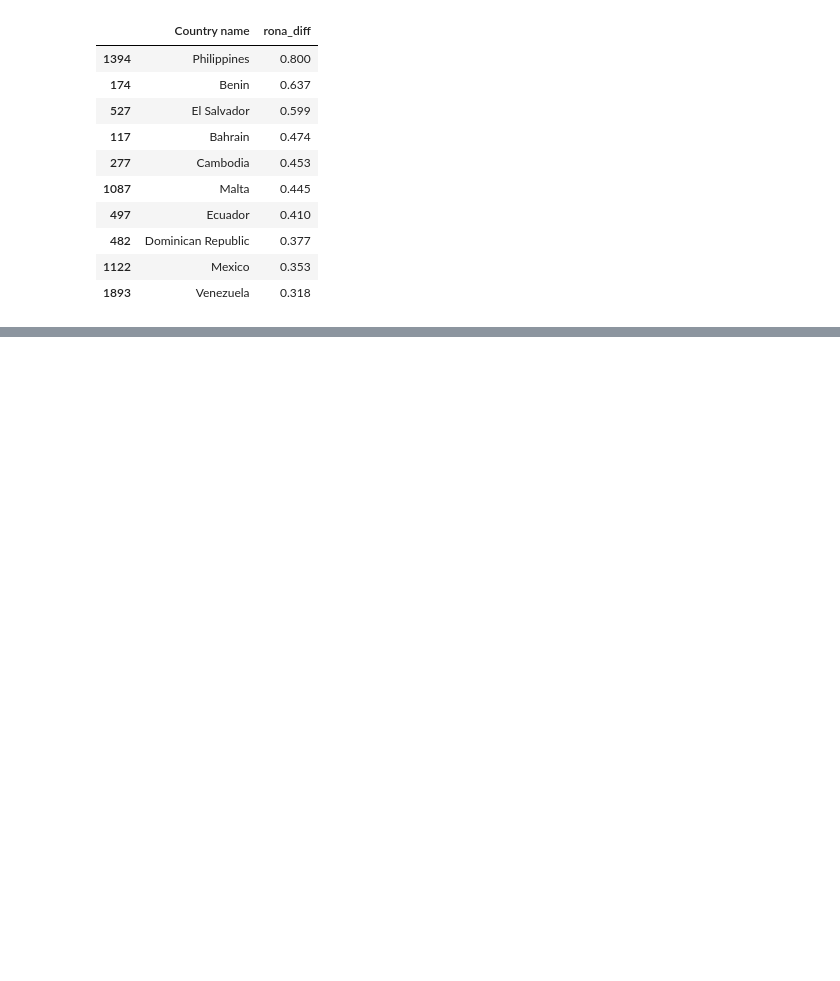
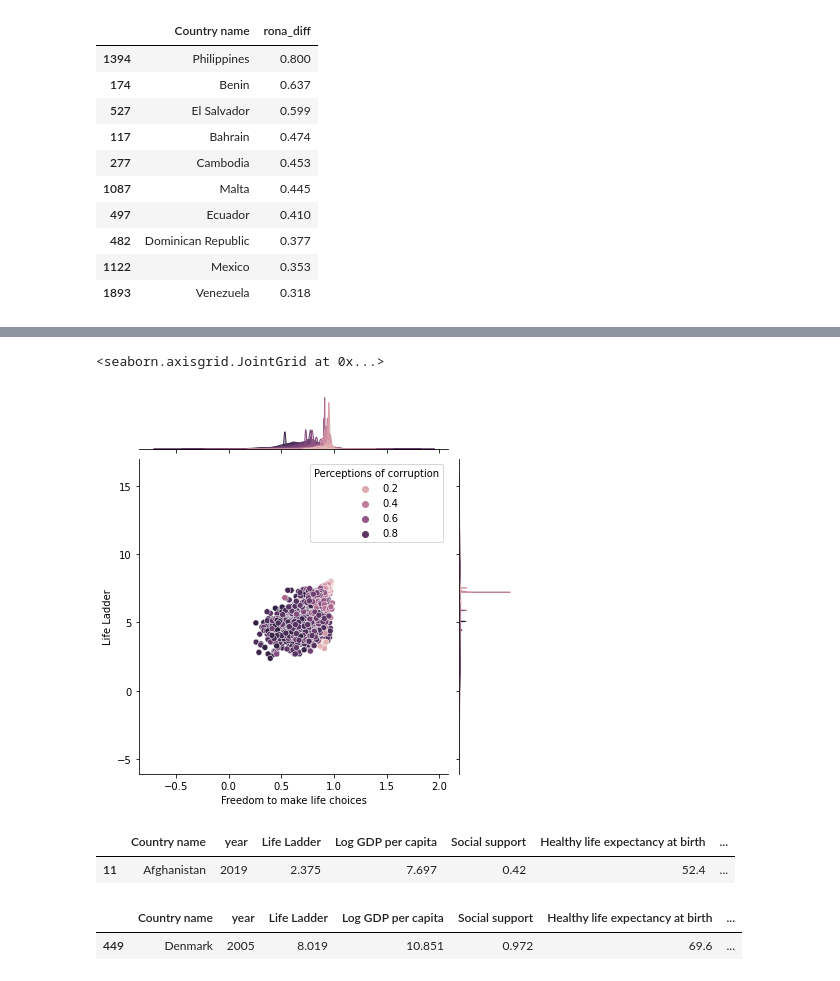
Before and after one commit to Jacksonwolf15/World-Happiness-DS, a Jupyter notebook: WHiX.ipynb, the cells around one changed output, grey strips where cells are left out. Drawn from its saved outputs; the diff is of its cells as text; code cells hidden in the pictures; blank space fills up the shorter version.

```diff
--- a/WHiX.ipynb
+++ b/WHiX.ipynb
@@ -176,0 +192,15 @@ px.scatter(rona_differ, y='rona_diff', x='total_deaths', color='deaths per case'
+# %%
+sns.jointplot("Freedom to make life choices", "Life Ladder", hue="Perceptions of corruption", data=wh)
+# %% [output]
+<seaborn.axisgrid.JointGrid at 0x...>
+[figure, added]
+# %%
+wh.loc[wh['Life Ladder'] == 2.3750000]
+# %% [output]
+|  | Country name | year | Life Ladder | Log GDP per capita | Social support | Healthy life expectancy at birth | ... |
+| 11 | Afghanistan | 2019 | 2.375 | 7.697 | 0.42 | 52.4 | ... |
+# %%
+wh.loc[wh['Life Ladder'] == 8.019000]
+# %% [output]
+|  | Country name | year | Life Ladder | Log GDP per capita | Social support | Healthy life expectancy at birth | ... |
+| 449 | Denmark | 2005 | 8.019 | 10.851 | 0.972 | 69.6 | ... |
```
Also changed, not shown: parts of 13 cells of this notebook.
